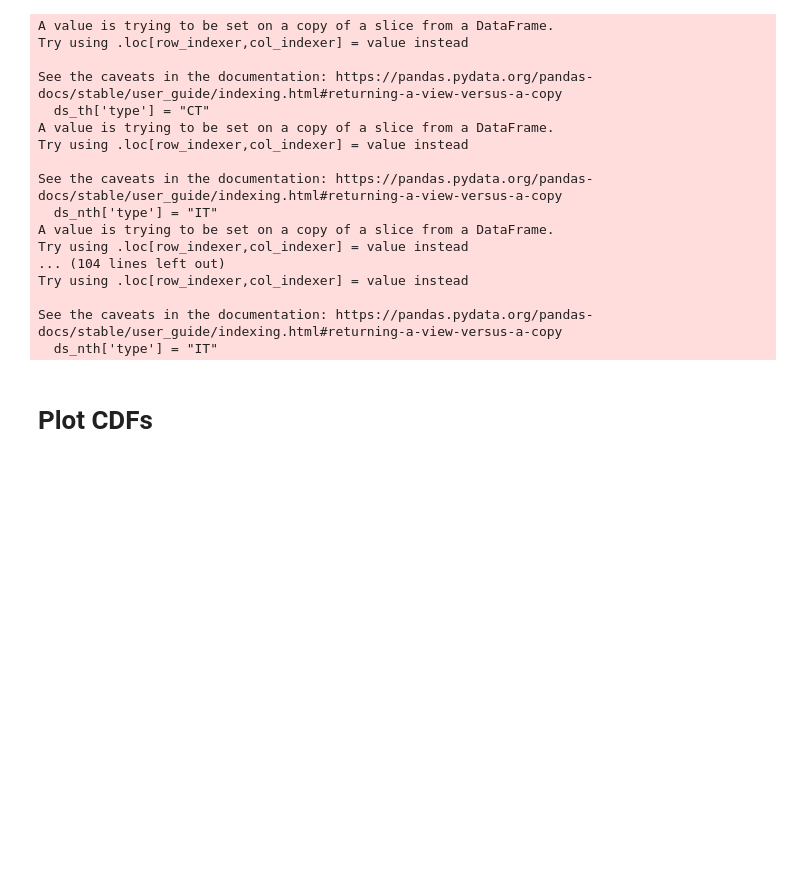
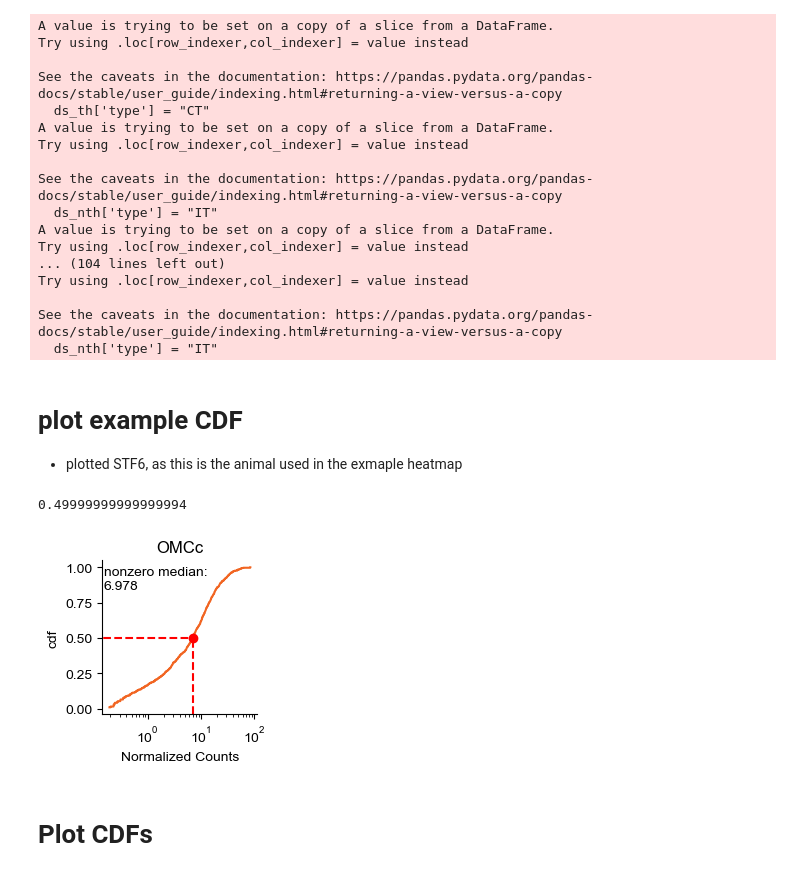
Before and after one commit to eisko/MAPseq_analysis, a Jupyter notebook: BC_neuron_cdfs_V4_240125.ipynb, the cells around one changed output. Saved outputs shown, nothing was run; the diff lists cells and outputs as text; code cells hidden in the pictures; blank space fills up the shorter version.

Commit message:
update example cdf

```diff
--- a/BC_neuron_cdfs_V4_240125.ipynb
+++ b/BC_neuron_cdfs_V4_240125.ipynb
@@ -12,6 +12,10 @@ from MAPseq_processing import * # import all functions from this script
 from MAPseq_plotting import * # import all functions from this script
 
 # needed for editable text in svg format
+plt.rcParams['font.family'] = ['sans-serif']
+plt.rcParams['font.sans-serif'] = ['Arial']
+plt.rcParams['text.usetex'] = False
+
 plt.rcParams['svg.fonttype'] = 'none'
 
 # auto refreshes imported functions if source code changes:
@@ -216,6 +192,62 @@ See the caveats in the documentation: https://pandas.pydata.org/pandas-docs/stab
 all_types = omc_countN_med_inj.copy()
 it_types = [df[df["type"]=="IT"] for df in omc_countN_med_inj]
 pt_types = [df[df["type"]=="PT"] for df in omc_countN_med_inj]
+# %% [markdown]
+# plot example CDF
+- plotted STF6, as this is the animal used in the exmaple heatmap
+# %%
+# calculate ecdf per animal and put into dataframe
+area = "OMCc"
+i=10 # 10 = STF6
+cdf_df, ecdf_df = dfs_to_cdf([omc_countN_med_inj[i]], plot_areas=["OMCc"],
+                         metadata=metadata.loc[i:i].reset_index(drop=True))
+
+ecdf = ecdf_df["STF6_OMCc"]
+
+# calculate median on nonzero values to plot
+df = omc_countN_med_inj[i]
+area_bc = df[area]
+vals = area_bc.values.flatten()
+n0_idx = np.nonzero(vals)
+n0 = vals[n0_idx]
+n0_median = np.median(n0)
+
+print(ecdf(n0_median))
+
+# plot
+sns.lineplot(cdf_df, x="x", y="cdf", estimator=None,
+              color=orange_cmp.colors[255]) # plots individual mice
+
+# get rid of top and right axis
+ax = plt.gca()
+ax.spines['right'].set_visible(False)
+ax.spines['top'].set_visible(False)
+
+plt.xscale("log")
+plt.xlabel("Normalized Counts")
+plt.title(area)
+
+# horizontal line through 0.5
+plt.hlines(y=0.5, xmin=0, xmax=n0_median, colors="red", linestyles="--")
+# plot vertical line through non-zero median
+plt.axvline(x=n0_median, ymin=0, ymax=0.49, color="red", linestyle="--")
+# print median so can label in illustrator
+plt.text(0.15, 0.85, "nonzero median:\n"+str(round(n0_median,3)))
+# plot point at median
+plt.plot(n0_median, 0.5, 'ro')
+
+# set figure size
+fig_size=(2,2)
+fig = plt.gcf()
+fig.set_size_inches(fig_size[0],fig_size[1])
+
+# savefig
+plt.savefig(out_path+"ex_stf6_omcc_cdf_labelled.svg", dpi=300, bbox_inches="tight")
+
+plt.show()
+# %% [output]
+0.49999999999999994
+[figure, added]
 # %% [markdown]
 # Plot CDFs
 # %%
```
Also changed, not shown: parts of 2 cells of this notebook, 4 other files.
